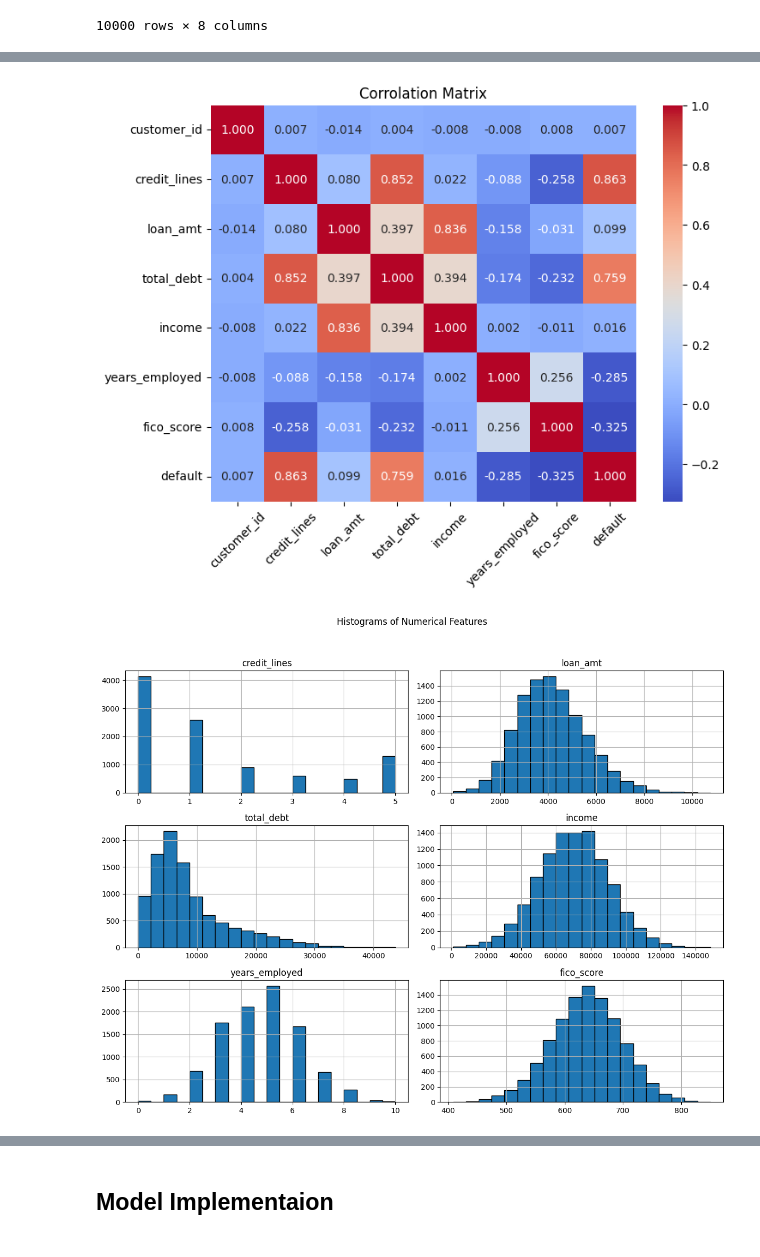
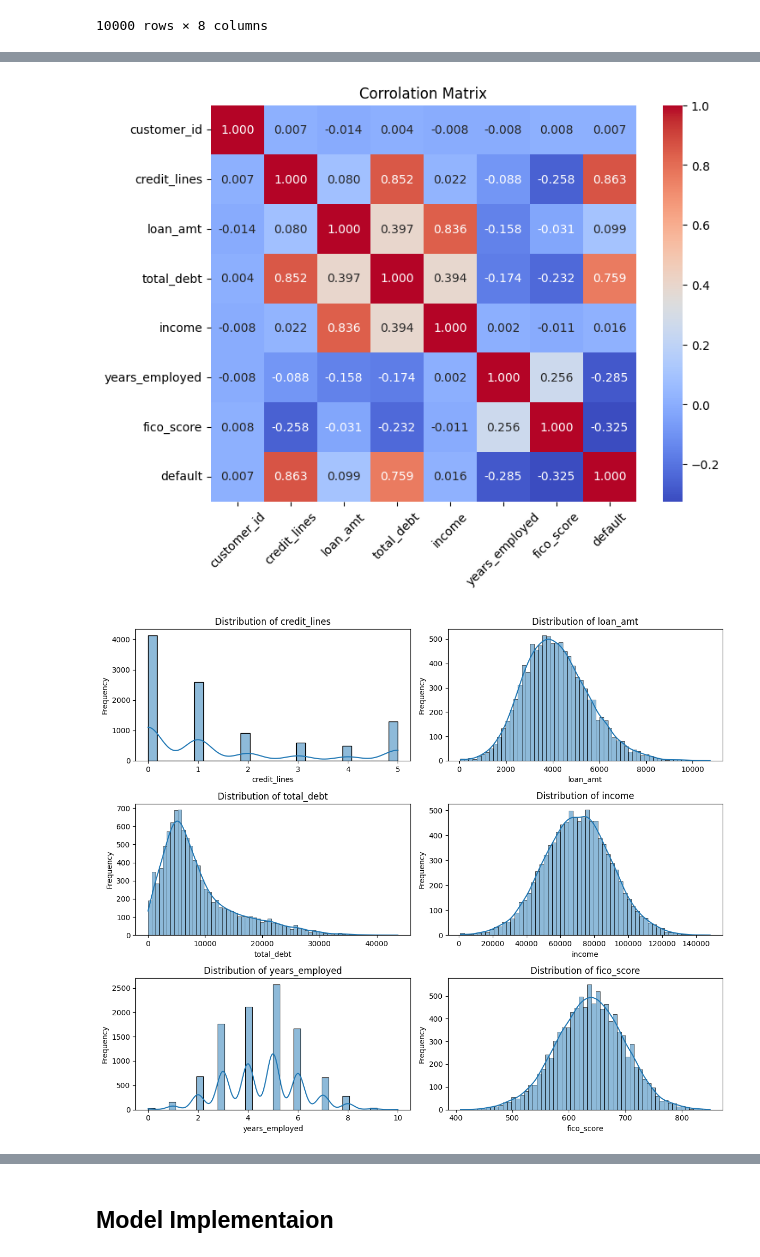
Before and after one commit to raz0208/Natural-Gas-Price-Interpolation-Forecasting, a Jupyter notebook: Task3/Credit_Risk_Analysis_and_Modeling_PD_and_EL_Prediction.ipynb, the cells around one changed output, grey strips where cells are left out. Saved outputs shown, nothing was run; the diff lists cells and outputs as text; code cells hidden in the pictures.

```diff
--- a/Task3/Credit_Risk_Analysis_and_Modeling_PD_and_EL_Prediction.ipynb
+++ b/Task3/Credit_Risk_Analysis_and_Modeling_PD_and_EL_Prediction.ipynb
@@ -70,11 +70,25 @@ def data_understanding(df):
   plt.show()
   print("\n")
 
-  # Histogram for Numerical Variables
+  # Select columns
   numerical_columns = df.select_dtypes(include=['float64', 'int64']).columns.drop(['customer_id', 'default'])
-  df[numerical_columns].hist(figsize=(12, 10), bins=20, edgecolor='black')
-  plt.suptitle('Histograms of Numerical Features')
-  plt.tight_layout(rect=[0, 0.03, 1, 0.95])
+
+  # # Histogram for Numerical Variables
+  # df[numerical_columns].hist(figsize=(12, 10), bins=40, edgecolor='black')
+  # plt.suptitle('Histograms of Numerical Features')
+  # plt.tight_layout(rect=[0, 0.03, 1, 0.95])
+  # plt.show()
+  # print("\n")
+
+  # plot histogram with sns for numerical_columns
+  plt.figure(figsize=(12, 10))
+  for i, col in enumerate(numerical_columns, 1):
+    plt.subplot(3, 2, i)
+    sns.histplot(data=df, x=col, kde=True)
+    plt.title(f'Distribution of {col}')
+    plt.xlabel(col)
+    plt.ylabel('Frequency')
+  plt.tight_layout()
   plt.show()
   print("\n")
 
@@ -84,34 +98,46 @@ def data_understanding(df):
   plt.title("Boxplots of Numerical Features")
   plt.tight_layout()
   plt.show()
+  print("\n")
+
+  # Boxplot of Feature vs Default
+  plt.figure(figsize=(15, 10))
+  sns.color_palette("pastel")
+  for i, col in enumerate(numerical_columns, 1):
+    plt.subplot(2, 3, i)
+    sns.boxplot(x='default', y=col, data=df, palette='Paired')
+    plt.title(f"{col} vs Default")
+  plt.tight_layout()
+  plt.show()
+  print("\n")
 
 
 # Remove "_outstanding" word from columns name where exists
 for col in df.columns:
     if "_outstanding" in col:
         df.rename(columns={col: col.replace("_outstanding", "")}, inplace=True)
 
 # Call the data_understanding function
 data_understanding(df)
 # %% [output]
 Data Description:
 Shape of the dataset: (10000, 8)
 
 Data Types:
 customer_id         int64
 credit_lines        int64
 loan_amt          float64
 total_debt        float64
 income            float64
 years_employed      int64
 fico_score          int64
 default             int64
 ... (31 lines left out)
 default           0
 dtype: int64
 
 Number of duplicate rows: 0
 [figure]
 [figure]
-[figure, old version]
+[figure, new version]
 [figure]
```
Also changed, not shown: parts of 1 cell of this notebook.
